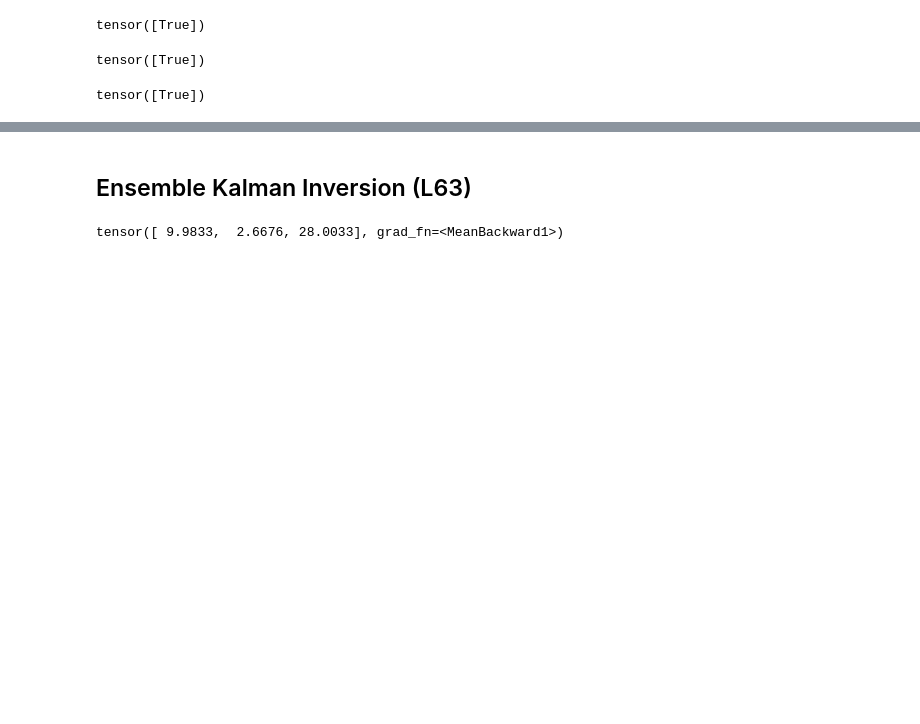
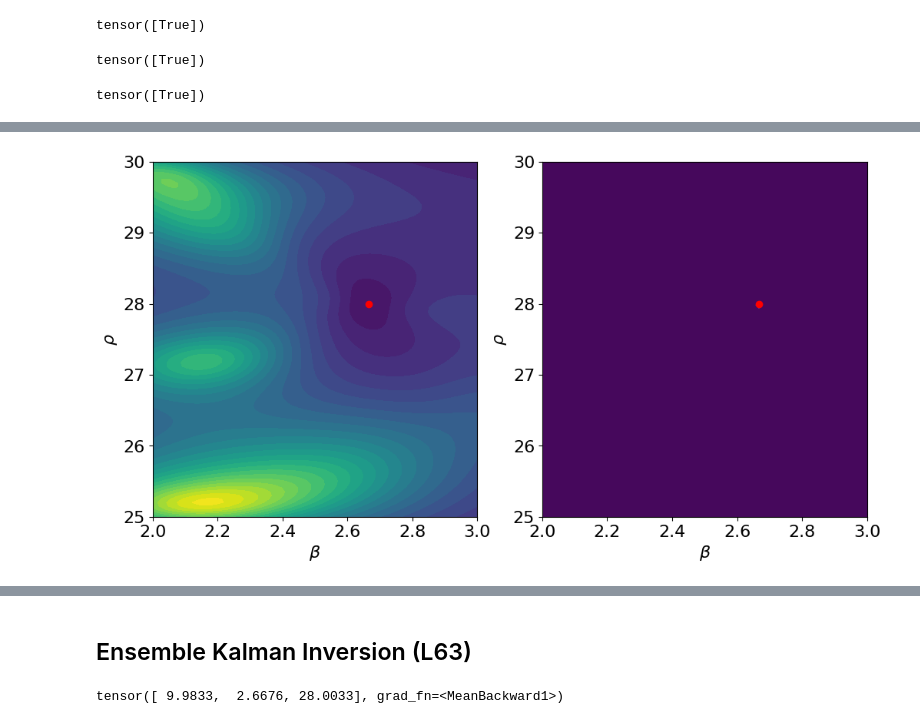
Before and after one commit to OneOneFour/abracalibra, a Jupyter notebook: examples/lorenz.ipynb, the cells around one changed output, grey strips where cells are left out. Drawn from its saved outputs; the diff is of its cells as text; code cells hidden in the pictures; blank space fills up the shorter version.

```diff
--- a/examples/lorenz.ipynb
+++ b/examples/lorenz.ipynb
@@ -212,0 +226,3 @@ with torch.no_grad(), fast_pred_var():
+# %%
+em = hm.emulators[-1]
+coords = hm.get_support_axis(num_points=100)
@@ -212,0 +232,82 @@ with torch.no_grad(), fast_pred_var():
+# %%
+from gpytorch.settings import fast_pred_var
+
+def lazy_task_covar(lazy_covar,ntasks,npoints):
+    task_covar = torch.zeros(npoints,ntasks,ntasks)
+    for i in range(npoints):
+        task_covar[i] = lazy_covar[i*ntasks:(i+1)*ntasks,i*ntasks:(i+1)*ntasks].evaluate()
+    return task_covar
+## SIGMA OUT
+
+def misfit_GP(mean,covar):
+    return 0.5*torch.linalg.vecdot(mean,torch.linalg.solve(covar + stats.covariance_matrix,mean)) + 0.5*torch.logdet(covar+stats.covariance_matrix)
+
+
+fig,(axnegll,axl)  = plt.subplots(1,2,figsize=(12,6))
+X,Y = torch.meshgrid(coords[1],coords[2],indexing='xy')
+sigma = torch.ones_like(X)*params['sigma']
+points = torch.stack([sigma,X,Y],dim=-1).reshape(-1,3)
+with torch.no_grad(), fast_pred_var():
+    predictions = em(points)
+    task_covar = lazy_task_covar(predictions.lazy_covariance_matrix,9,100*100).view(*X.shape,9,9)
+    mean = predictions.mean.detach().reshape((*X.shape,9))
+
+    misfit = misfit_GP(mean,task_covar)
+    liklihood = (-1*misfit).exp()
+    axnegll.contourf(X,Y,misfit,levels=25)
+    axnegll.scatter(params['beta'],params['rho'],color='r')
+    axnegll.set_xlabel('$\\beta$')
+    axnegll.set_ylabel('$\\rho$')
+
+    axl.contourf(X,Y,liklihood,levels=25)
+    axl.scatter(params['beta'],params['rho'],color='r')
+    axl.set_xlabel('$\\beta$')
+    axl.set_ylabel('$\\rho$')
+
+## SET BETA
+
+fig,(axnegll,axl)  = plt.subplots(1,2,figsize=(12,6))
+X,Y = torch.meshgrid(coords[0],coords[2],indexing='xy')
+beta = torch.ones_like(X)*params['beta']
+points = torch.stack([X,beta,Y],dim=-1).reshape(-1,3)
+with torch.no_grad(), fast_pred_var():
+    predictions = em(points)
+    task_covar = lazy_task_covar(predictions.lazy_covariance_matrix,9,100*100).view(*X.shape,9,9)
+    mean = predictions.mean.detach().reshape((*X.shape,9))
+
+    misfit = misfit_GP(mean,task_covar)
+    liklihood = (-1*misfit).exp()
+    axnegll.contourf(X,Y,misfit,levels=25)
+    axnegll.scatter(params['sigma'],params['rho'],color='r')
+    axnegll.set_xlabel('$\\sigma$')
+    axnegll.set_ylabel('$\\rho$')
+
+    axl.contourf(X,Y,liklihood,levels=25)
+    axl.scatter(params['sigma'],params['rho'],color='r')
+    axl.set_xlabel('$\\sigma$')
+    axl.set_ylabel('$\\rho$')
+
+## SET RHO
+
+fig,(axnegll,axl)  = plt.subplots(1,2,figsize=(12,6))
+X,Y = torch.meshgrid(coords[0],coords[1],indexing='xy')
+rho = torch.ones_like(X)*params['rho']
+points = torch.stack([X,Y,rho],dim=-1).reshape(-1,3)
+with torch.no_grad(), fast_pred_var():
+    predictions = em(points)
+    task_covar = lazy_task_covar(predictions.lazy_covariance_matrix,9,100*100).view(*X.shape,9,9)
+    mean = predictions.mean.detach().reshape((*X.shape,9))
+
+    misfit = misfit_GP(mean,task_covar)
+    liklihood = (-1*misfit).exp()
+    axnegll.contourf(X,Y,misfit,levels=25)
+    axnegll.scatter(params['sigma'],params['beta'],color='r')
+    axnegll.set_xlabel('$\\sigma$')
+    axnegll.set_ylabel('$\\beta$')
+
+    axl.contourf(X,Y,liklihood,levels=25)
+    axl.scatter(params['sigma'],params['beta'],color='r')
+    axl.set_xlabel('$\\sigma$')
+    axl.set_ylabel('$\\beta$')
+# %% [output]
+[figure, added]
```
Also changed, not shown: parts of 14 cells of this notebook, 5 other files.
